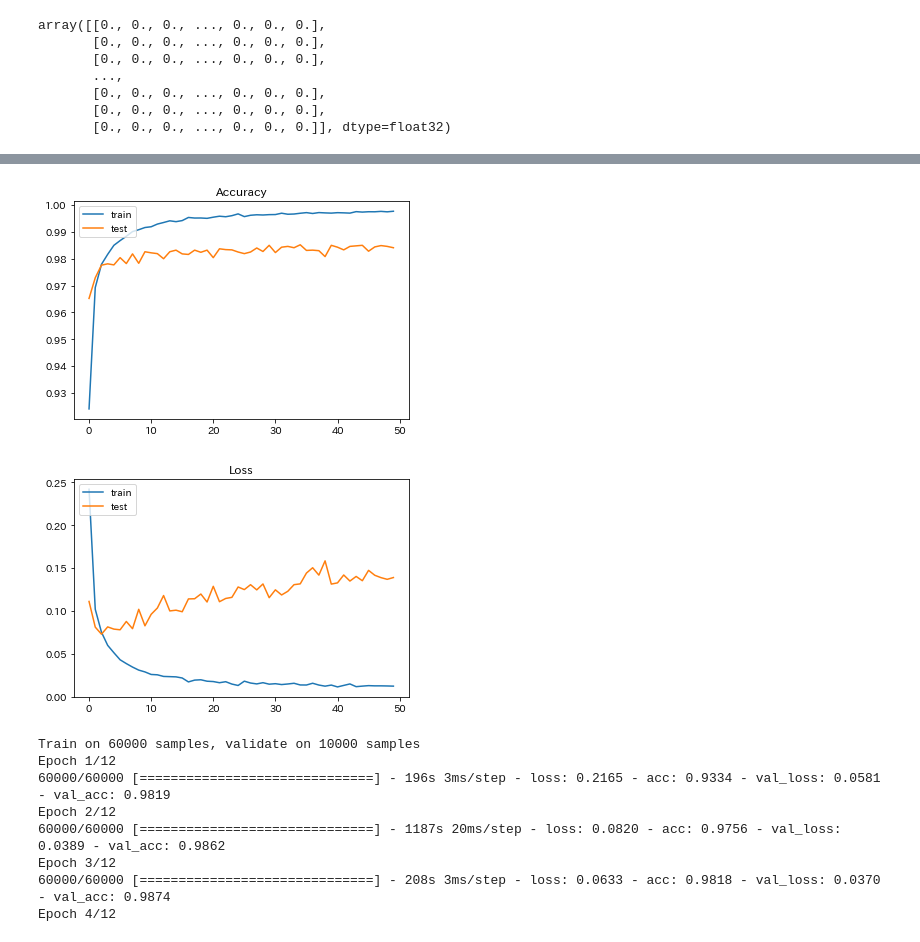
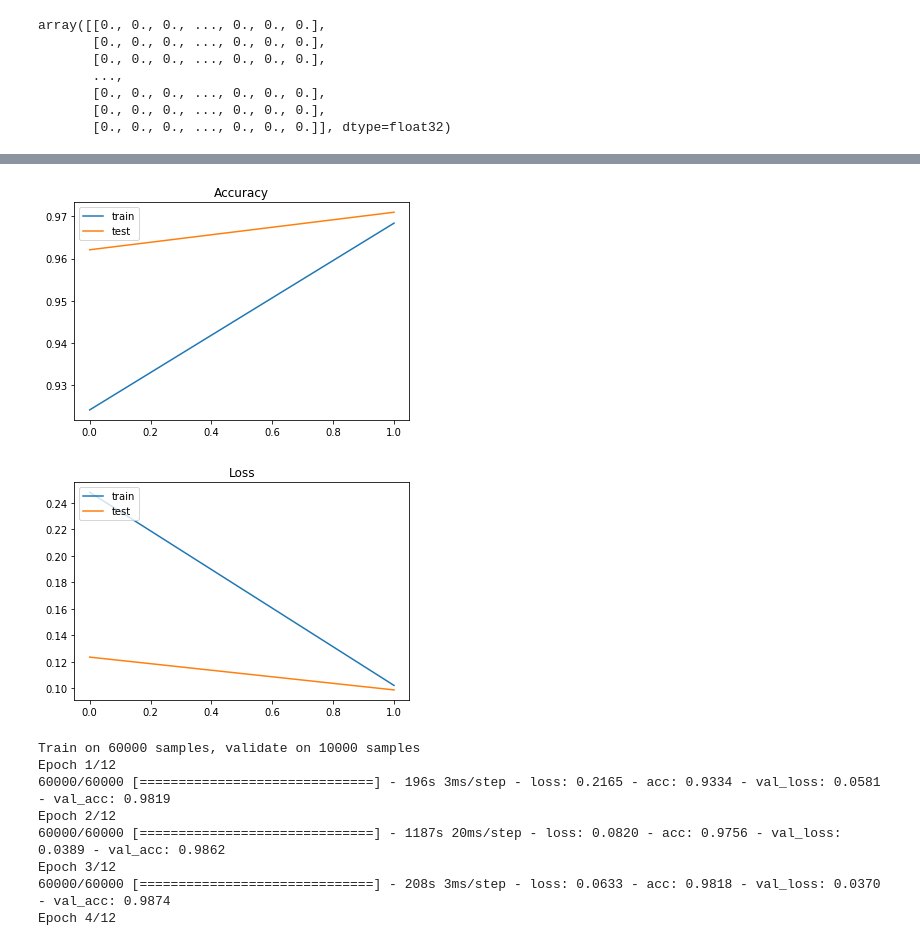
Before and after one commit to kujirahand/book-mlearn-gyomu, a Jupyter notebook: src/ch5/digits/MNIST.ipynb, the cells around one changed output, grey strips where cells are left out. Saved outputs shown, nothing was run; the diff lists cells and outputs as text; code cells hidden in the pictures.

```diff
--- a/src/ch5/digits/MNIST.ipynb
+++ b/src/ch5/digits/MNIST.ipynb
@@ -136,7 +136,8 @@ model.compile(
 # 学習を実行 --- (*4)
 hist = model.fit(X_train, y_train,
           batch_size=128,
-          epochs=50,
+          epochs=2,
+          # epochs=50,
           verbose=1,
           validation_data=(X_test, y_test))
 
@@ -146,8 +147,8 @@ print('正解率=', score[1], 'loss=', score[0])
 
 # 学習の様子をグラフへ描画 --- (*6)
 # 正解率の推移をプロット
-plt.plot(hist.history['acc'])
-plt.plot(hist.history['val_acc'])
+plt.plot(hist.history['accuracy'])
+plt.plot(hist.history['val_accuracy'])
 plt.title('Accuracy')
 plt.legend(['train', 'test'], loc='upper left')
 plt.show()
@@ -179,5 +170,5 @@ Epoch 50/50
-[figure, old version]
+[figure, new version]
-[figure, old version]
+[figure, new version]
 # %%
 # CNNでMNISTの分類問題に挑戦
 import keras
```
Also changed, not shown: parts of 3 cells of this notebook, 2 other files.
